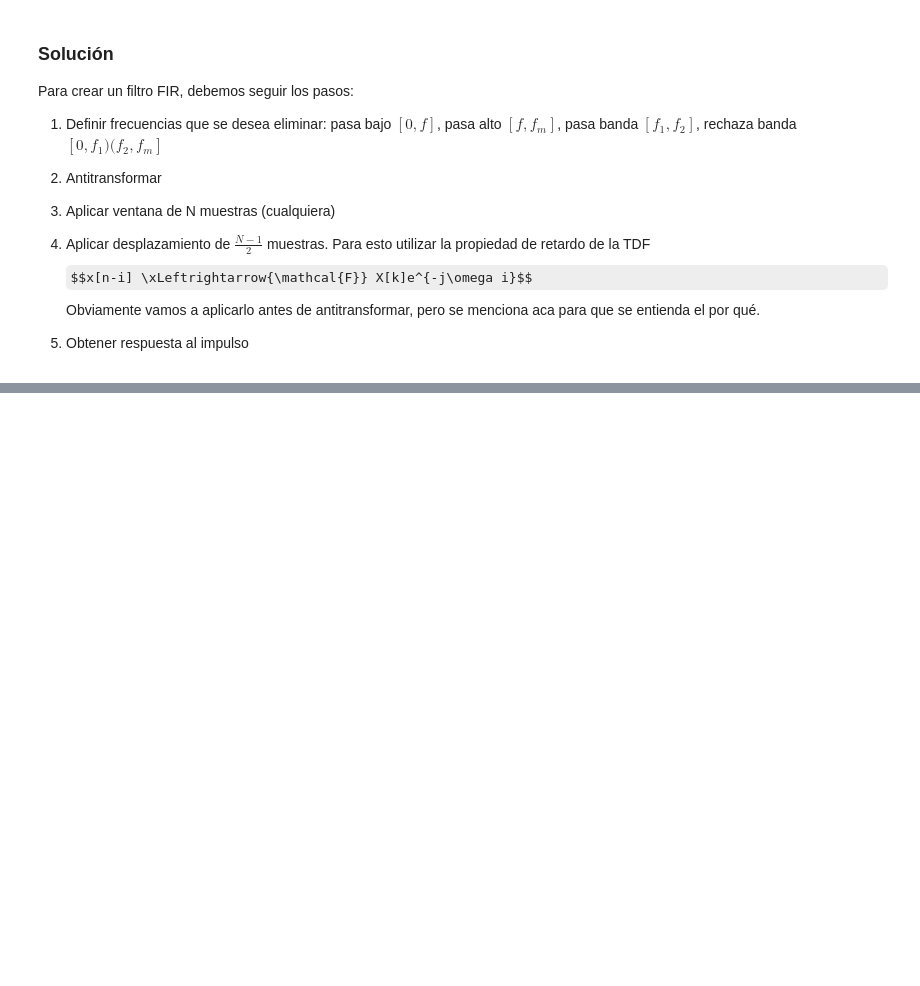
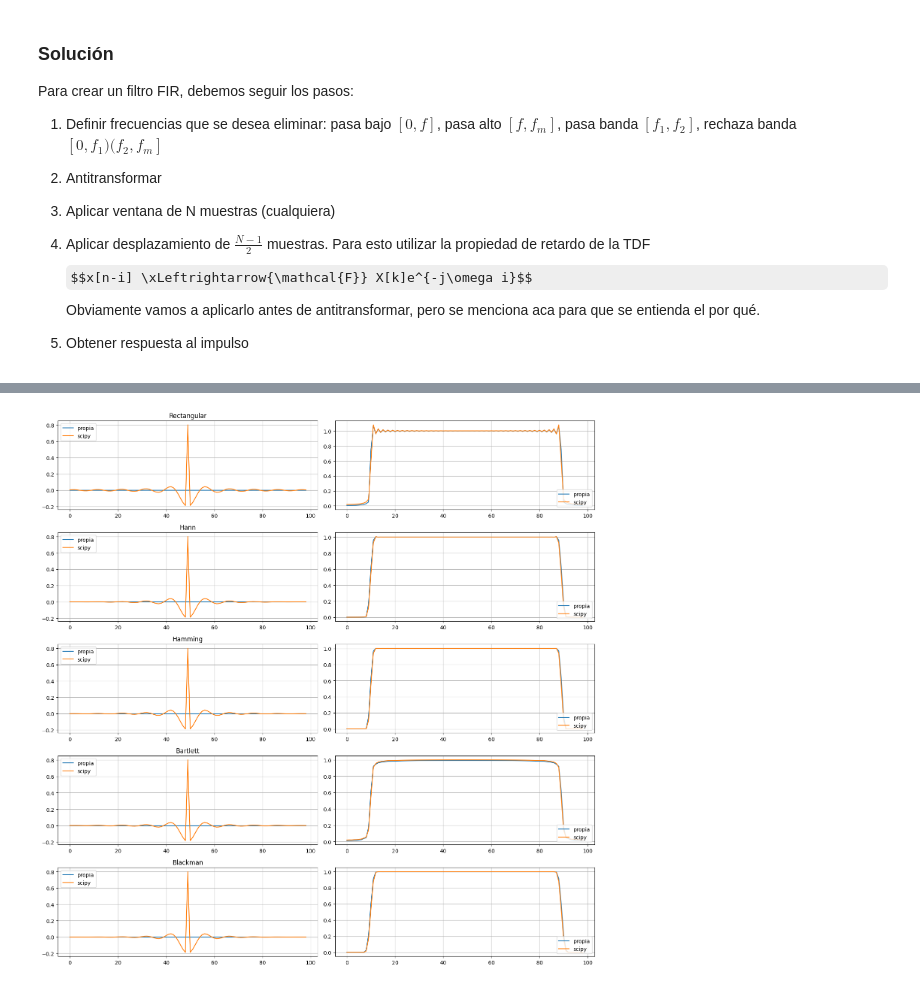
Before and after one commit to francoherg/PDS-2025, a Jupyter notebook: Practica/Guia5/5-2-1.ipynb, the cells around one changed output, grey strips where cells are left out. Saved outputs shown, nothing was run; the diff lists cells and outputs as text; code cells hidden in the pictures; some formulas as TeX source; blank space fills up the shorter version.

Commit message:
filtros fir

```diff
--- a/Practica/Guia5/5-2-1.ipynb
+++ b/Practica/Guia5/5-2-1.ipynb
@@ -149,0 +189,88 @@ ax[4][1].plot(np.abs(np.fft.fft(hblackman)))
+# %%
+def pasaaltoFreq(fm,f):
+    '''genera la respuesta en frecuencia para un filtro pasa alto de frecuencia muestreal fm para frecuencias >= f'''
+    k = np.arange(fm)
+    H = np.where(np.logical_and(np.greater_equal(k,f),np.less_equal(k,fm-f)), 1, 0)
+    return H
+
+def FIRPasaAlto(fm,f,N,W):
+    '''Genera un h[n] de un filtro pasa alto para frecuencias >= f, con duracion N muestras y aplicando la ventana W'''
+
+    # Generar respuesta en frecuencia deseada
+    X = pasaaltoFreq(fm,f)
+
+    # Aplicar retardo
+    X = retardar(X,N/2)
+
+    # Antitransformar
+    x = np.fft.ifft(X)
+
+    # Aplicar ventana
+    x = W(x,0,N)
+
+    # Devolver recortada
+    return x[:N]
+
+# Parametros
+fm = 300
+fmin = 30
+longitud = 99
+
+hrectangular = FIRPasaAlto(fm,fmin,longitud,rectangular)
+hhann = FIRPasaAlto(fm,fmin,longitud,hann)
+hhamming = FIRPasaAlto(fm,fmin,longitud,hamming)
+hbartlett = FIRPasaAlto(fm,fmin,longitud,bartlett)
+hblackman = FIRPasaAlto(fm,fmin,longitud,blackman)
+
+scipyhrectangular = firwin(longitud,fmin,window='boxcar', fs=fm, pass_zero=False)
+scipyhhann = firwin(longitud,fmin,window='hann', fs=fm, pass_zero=False)
+scipyhhamming = firwin(longitud,fmin,window='hamming', fs=fm, pass_zero=False)
+scipyhbartlett = firwin(longitud,fmin,window='bartlett', fs=fm, pass_zero=False)
+scipyhblackman = firwin(longitud,fmin,window='blackman', fs=fm, pass_zero=False)
+
+fig, ax = plt.subplots(5,2)
+fig.set_figheight(15)
+fig.set_figwidth(15)
+for axi in ax:
+    for axj in axi:
+        axj.grid()
+
+ax[0][0].plot(hrectangular, label='propia')
+ax[0][0].plot(scipyhrectangular, label='scipy')
+ax[0][0].set_title('Rectangular')
+ax[0][0].legend(loc='upper left')
+ax[1][0].plot(hhann, label='propia')
+ax[1][0].plot(scipyhhann, label='scipy')
+ax[1][0].set_title('Hann')
+ax[1][0].legend(loc='upper left')
+ax[2][0].plot(hhamming, label='propia')
+ax[2][0].plot(scipyhhamming, label='scipy')
+ax[2][0].set_title('Hamming')
+ax[2][0].legend(loc='upper left')
+ax[3][0].plot(hbartlett, label='propia')
+ax[3][0].plot(scipyhbartlett, label='scipy')
+ax[3][0].set_title('Bartlett')
+ax[3][0].legend(loc='upper left')
+ax[4][0].plot(hblackman, label='propia')
+ax[4][0].plot(scipyhblackman, label='scipy')
+ax[4][0].set_title('Blackman')
+ax[4][0].legend(loc='upper left')
+
+ax[0][1].plot(np.abs(np.fft.fft(hrectangular)), label='propia')
+ax[0][1].plot(np.abs(np.fft.fft(scipyhrectangular)), label='scipy')
+ax[0][1].legend(loc='lower right')
+ax[1][1].plot(np.abs(np.fft.fft(hhann)), label='propia')
+ax[1][1].plot(np.abs(np.fft.fft(scipyhhann)), label='scipy')
+ax[1][1].legend(loc='lower right')
+ax[2][1].plot(np.abs(np.fft.fft(hhamming)), label='propia')
+ax[2][1].plot(np.abs(np.fft.fft(scipyhhamming)), label='scipy')
+ax[2][1].legend(loc='lower right')
+ax[3][1].plot(np.abs(np.fft.fft(hbartlett)), label='propia')
+ax[3][1].plot(np.abs(np.fft.fft(scipyhbartlett)), label='scipy')
+ax[3][1].legend(loc='lower right')
+ax[4][1].plot(np.abs(np.fft.fft(hblackman)), label='propia')
+ax[4][1].plot(np.abs(np.fft.fft(scipyhblackman)), label='scipy')
+ax[4][1].legend(loc='lower right')
+fig.tight_layout()
+# %% [output]
+[figure, added]
```
Also changed, not shown: parts of 10 cells of this notebook.
